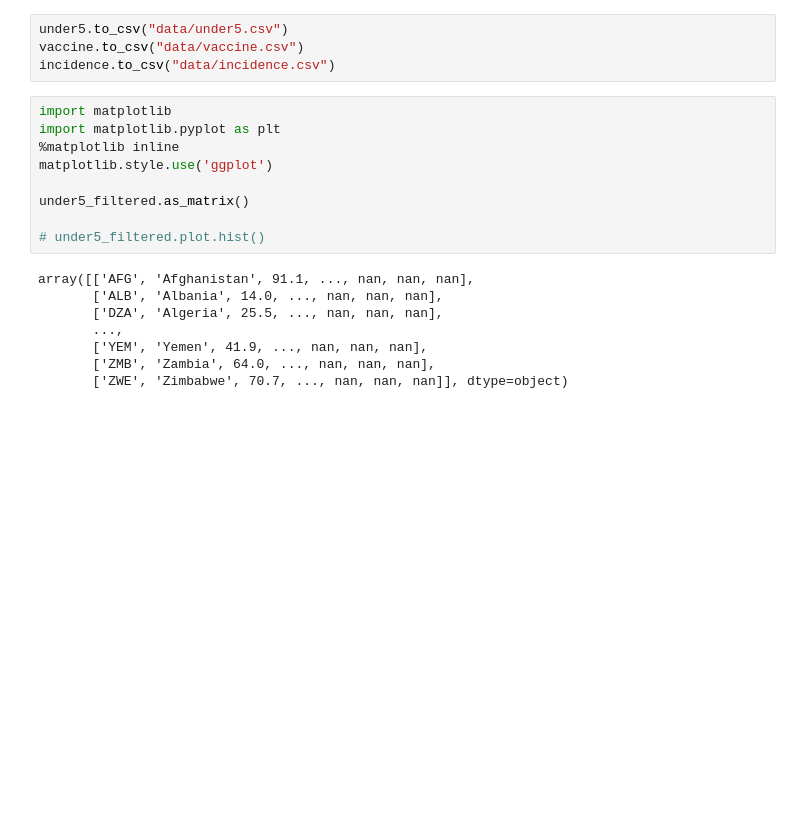
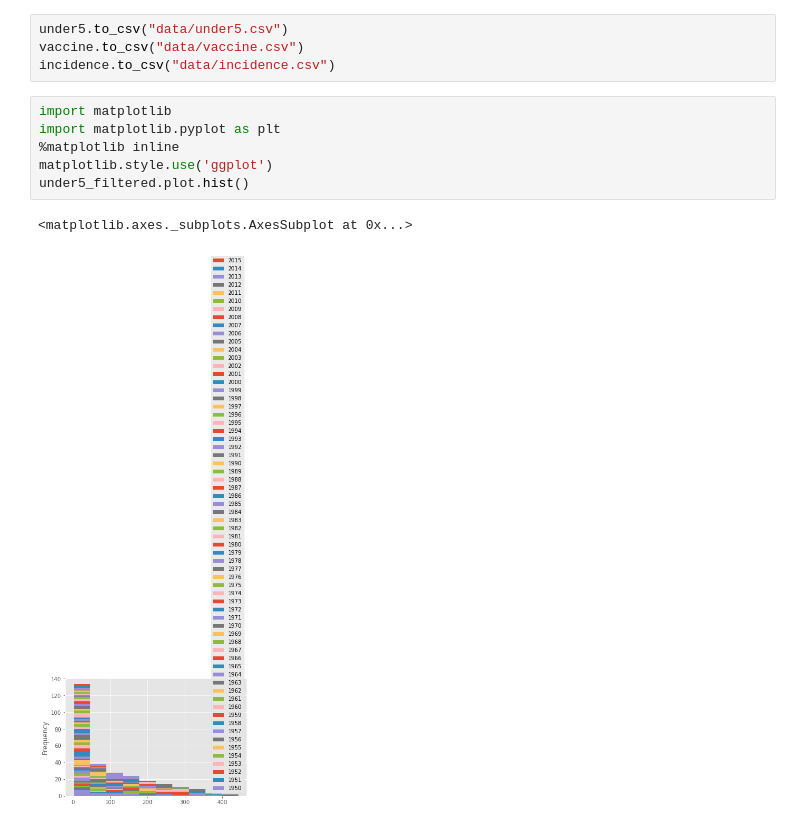
Before and after one commit to ddyjis/CMT212, a Jupyter notebook: preprocessing.ipynb, the cells around one changed output. Cells and saved outputs as stored; diff of their text form; blank space fills up the shorter version.

```diff
--- a/preprocessing.ipynb
+++ b/preprocessing.ipynb
@@ -53,17 +53,9 @@ incidence.to_csv("data/incidence.csv")
 # %%
 import matplotlib
 import matplotlib.pyplot as plt
 %matplotlib inline
 matplotlib.style.use('ggplot')
-
-under5_filtered.as_matrix()
-
-# under5_filtered.plot.hist()
+under5_filtered.plot.hist()
 # %% [output]
-array([['AFG', 'Afghanistan', 91.1, ..., nan, nan, nan],
-       ['ALB', 'Albania', 14.0, ..., nan, nan, nan],
-       ['DZA', 'Algeria', 25.5, ..., nan, nan, nan],
-       ...,
-       ['YEM', 'Yemen', 41.9, ..., nan, nan, nan],
-       ['ZMB', 'Zambia', 64.0, ..., nan, nan, nan],
-       ['ZWE', 'Zimbabwe', 70.7, ..., nan, nan, nan]], dtype=object)
+<matplotlib.axes._subplots.AxesSubplot at 0x...>
+[figure, added]
```
Also changed, not shown: parts of 4 cells of this notebook, 10 other files.
